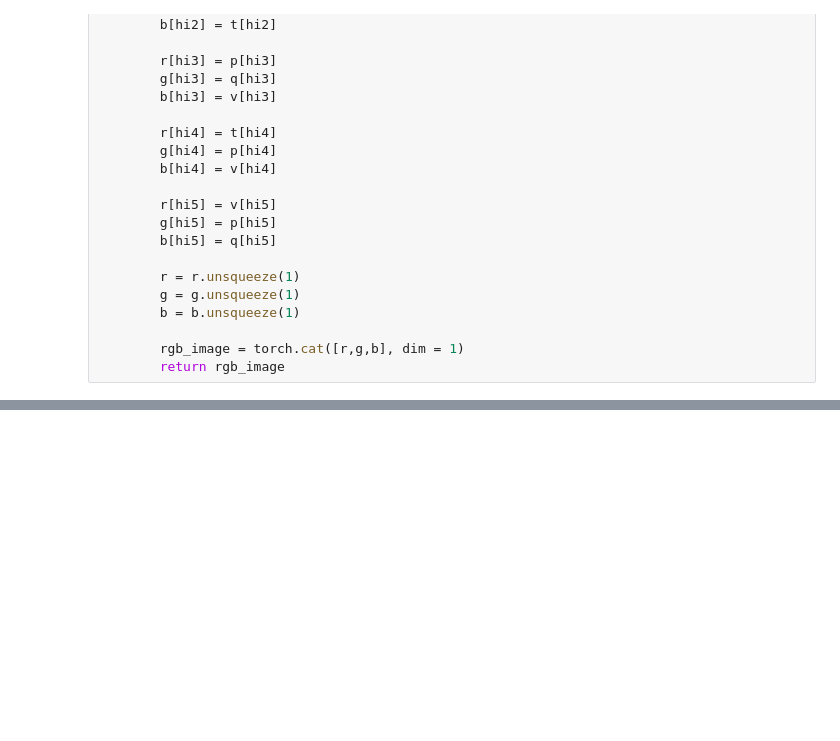
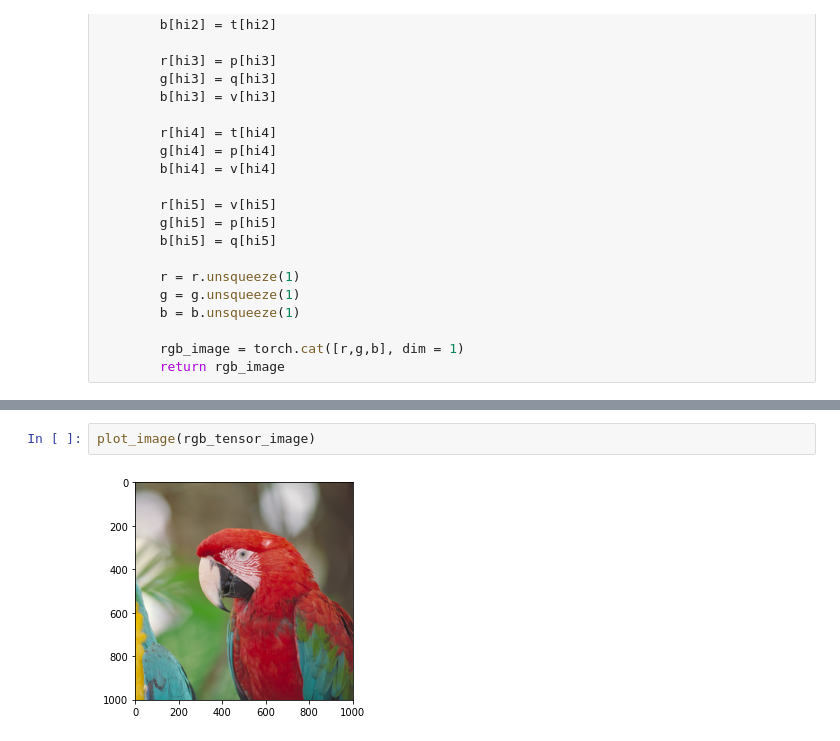
Before and after one commit to aguzel/computational_imaging, a Jupyter notebook: image_color_space.ipynb, the cells around one changed output, grey strips where cells are left out. Saved outputs shown, nothing was run; the diff lists cells and outputs as text; blank space fills up the shorter version.

```diff
--- a/image_color_space.ipynb
+++ b/image_color_space.ipynb
@@ -187,0 +183,4 @@ import matplotlib.colors as mcolors
+# %%
+plot_image(rgb_tensor_image)
+# %% [output]
+[figure, added]
```
Also changed, not shown: parts of 19 cells of this notebook.
